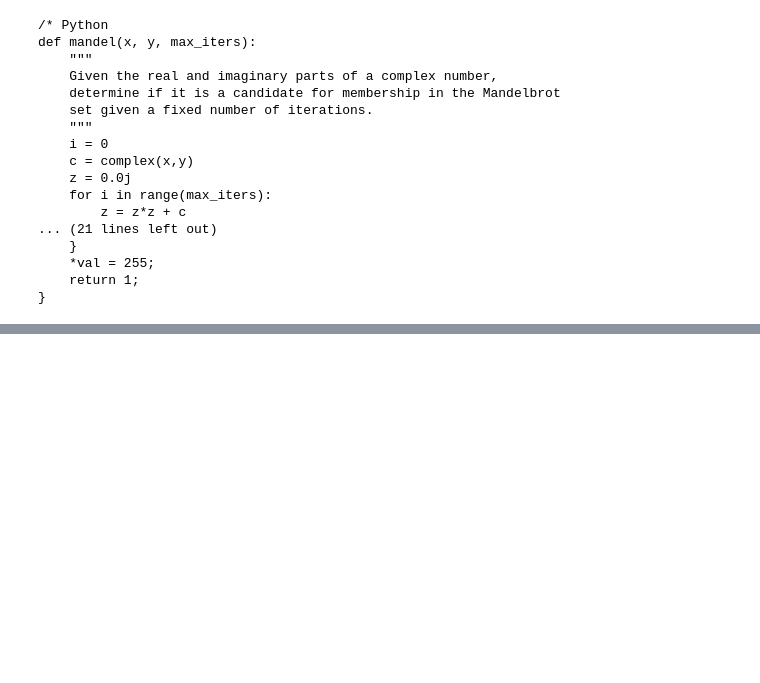
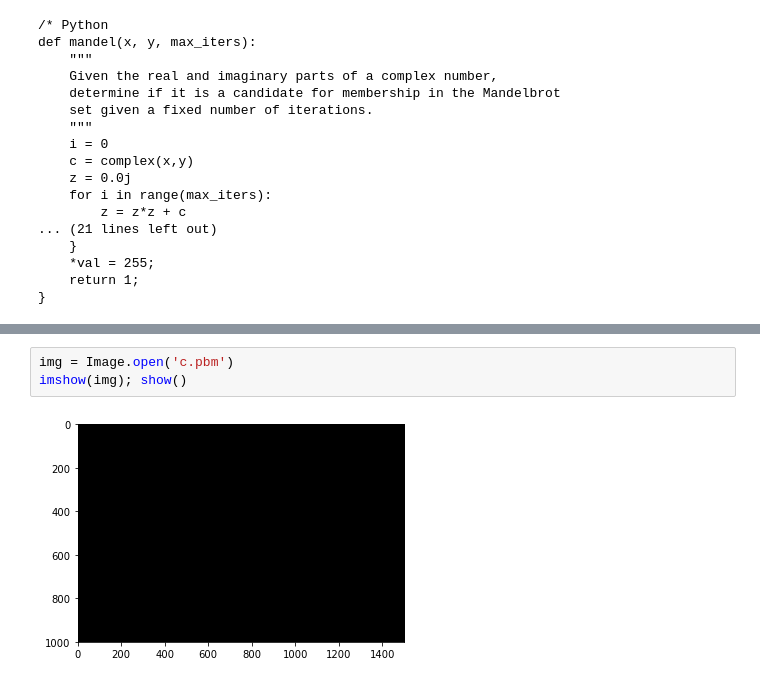
Before and after one commit to mattip/c_from_python, a Jupyter notebook: pycon2017_cffi.ipynb, the cells around one changed output, grey strips where cells are left out. Saved outputs shown, nothing was run; the diff lists cells and outputs as text; blank space fills up the shorter version.

Commit message:
c ompilatio works, blank image

```diff
--- a/pycon2017_cffi.ipynb
+++ b/pycon2017_cffi.ipynb
@@ -110,0 +159,5 @@ def mandel(x, y, max_iters):
+# %%
+img = Image.open('c.pbm')
+imshow(img); show()
+# %% [output]
+[figure, added]
```
Also changed, not shown: parts of 3 cells of this notebook, 2 other files.
